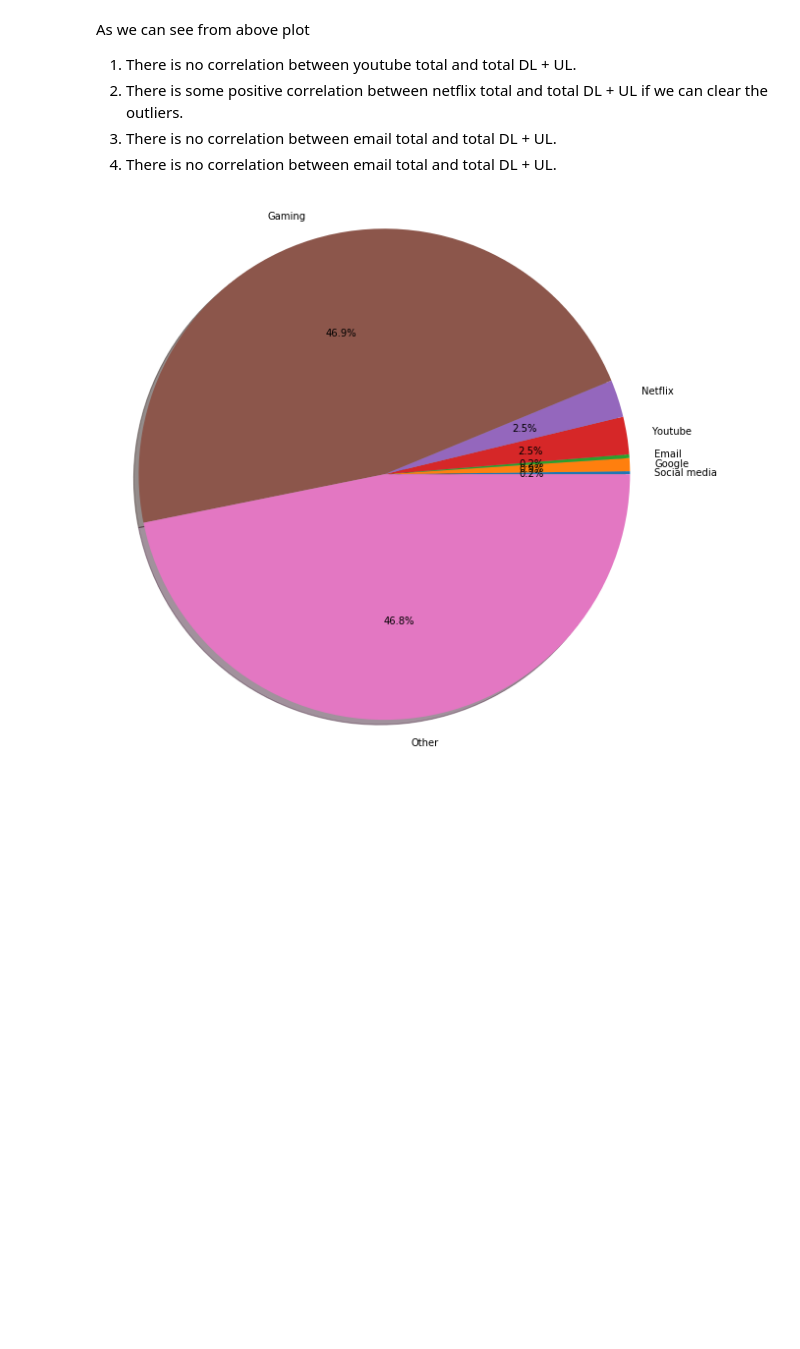
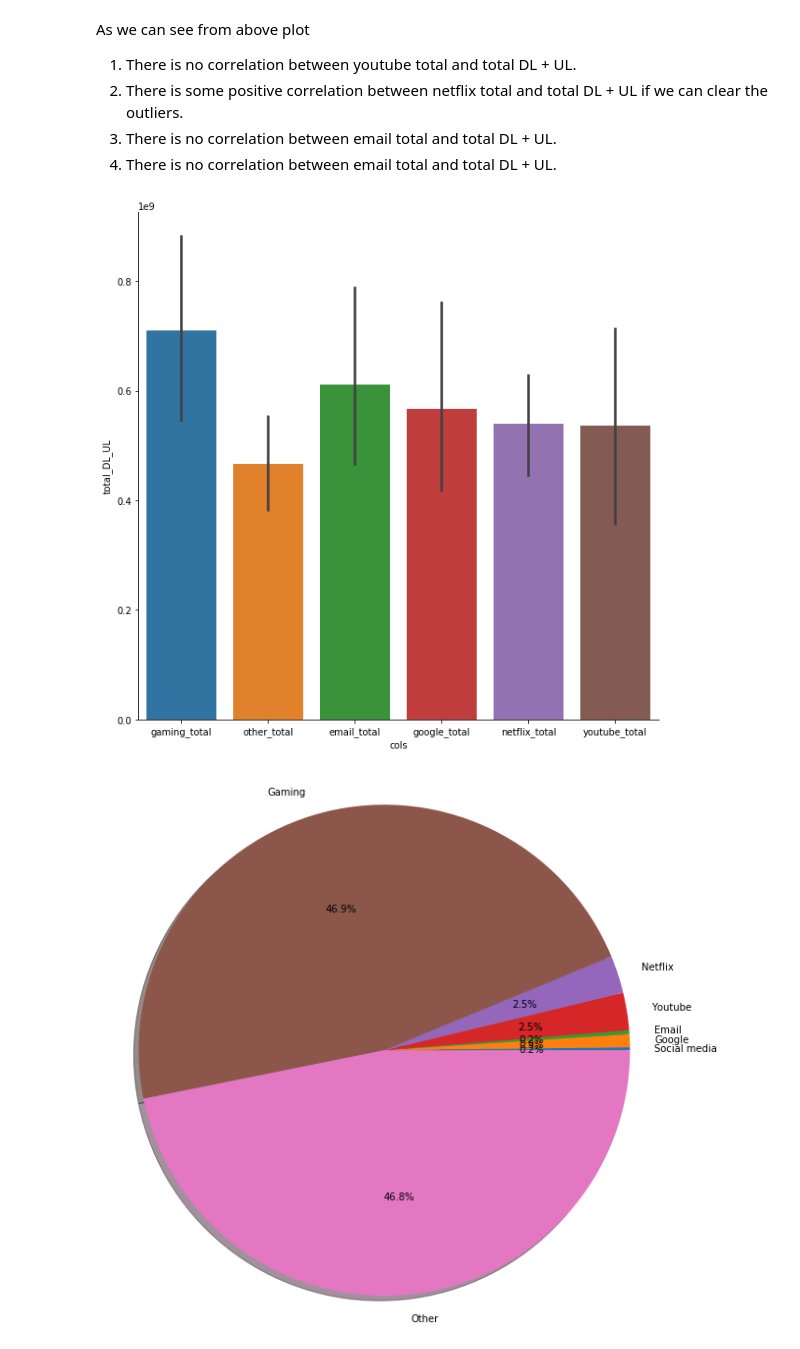
Before and after one commit to GETUCHALA20/TelcomAnalysis, a Jupyter notebook: Telecom Analaysis.ipynb, the cells around one changed output. Drawn from its saved outputs; the diff is of its cells as text; code cells hidden in the pictures; blank space fills up the shorter version.

```diff
--- a/Telecom Analaysis.ipynb
+++ b/Telecom Analaysis.ipynb
@@ -611,6 +613,13 @@ As we can see from above plot
 2. There is some positive correlation between netflix total and total DL + UL if we can clear the outliers.
 3. There is no correlation between email total and total DL + UL.
 4. There is no correlation between email total and total DL + UL.
+# %%
+fig, ax1 = plt.subplots(figsize=(10, 10))
+tidy = newdf.iloc[:,-8:-1].melt(id_vars='total_DL_UL', var_name='cols',  value_name='vals')
+sns.barplot(y='total_DL_UL', x='cols', data=tidy.sample(100), ax=ax1)
+sns.despine(fig)
+# %% [output]
+[figure, added]
 # %%
 labels = ['Social media', 'Google', 'Email','Youtube','Netflix','Gaming','Other']
 sizes = [newdf['social_media_total'].sum(),
```
Also changed, not shown: parts of 3 cells of this notebook.
